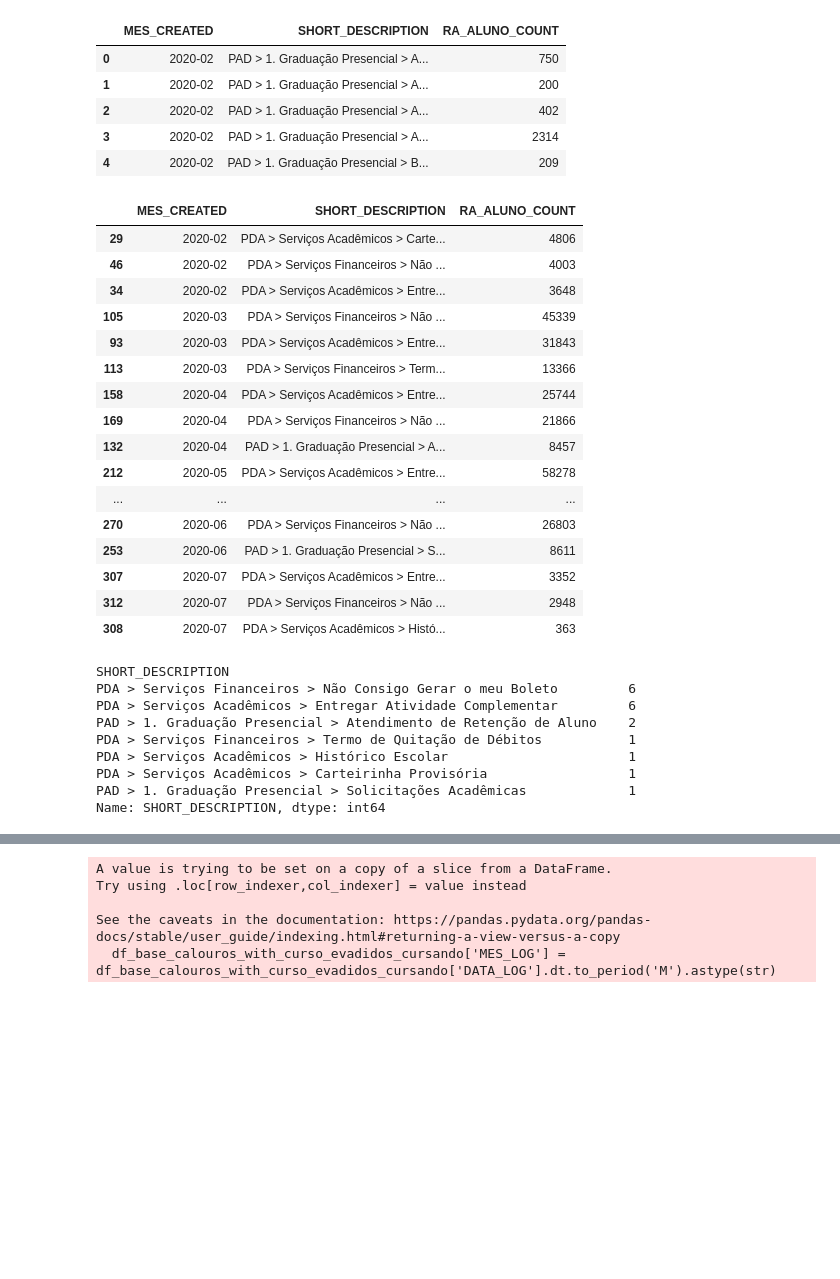
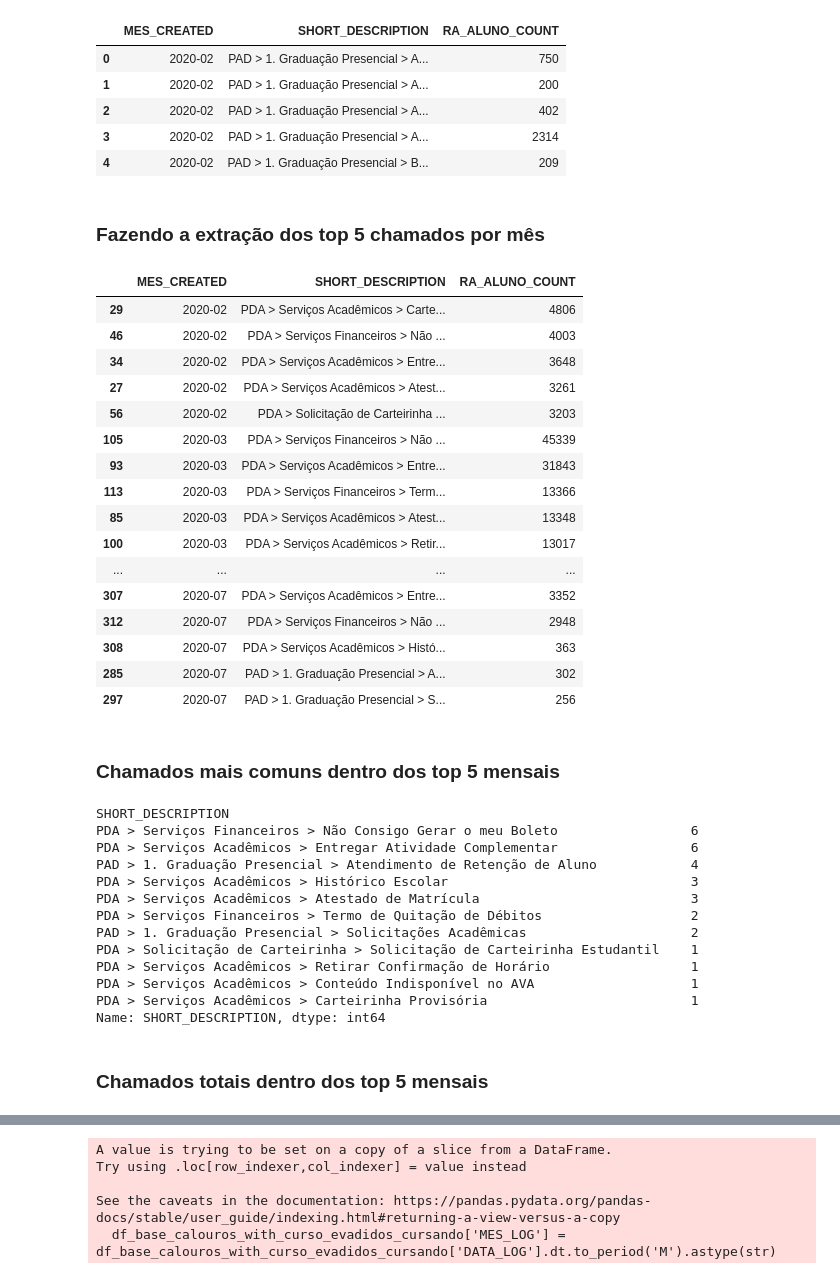
Before and after one commit to BrunoASNascimento/teste_kroton_covid_ds, a Jupyter notebook: kroton_covid_analysis.ipynb, the cells around one changed output, grey strips where cells are left out. Drawn from its saved outputs; the diff is of its cells as text; code cells hidden in the pictures; blank space fills up the shorter version.

```diff
--- a/kroton_covid_analysis.ipynb
+++ b/kroton_covid_analysis.ipynb
@@ -422,42 +422,54 @@ df_base_chamado_total_mensal.head()
 | 2 | 2020-02 | PAD > 1. Graduação Presencial > A... | 402 |
 | 3 | 2020-02 | PAD > 1. Graduação Presencial > A... | 2314 |
 | 4 | 2020-02 | PAD > 1. Graduação Presencial > B... | 209 |
+# %% [markdown]
+### Fazendo a extração dos top 5 chamados por mês
 # %%
+# DataFrame inicial
 df_base_chamado_total_mensal_maximos = pd.DataFrame()
 
 for date_filter in df_base_chamado_total_mensal['MES_CREATED'].drop_duplicates().values:
     data = None
-    data = df_base_chamado_total_mensal[df_base_chamado_total_mensal['MES_CREATED']==date_filter].sort_values(by='RA_ALUNO_COUNT',ascending=False)[:3]
+    # Filtro por data
+    data = df_base_chamado_total_mensal[df_base_chamado_total_mensal['MES_CREATED']==date_filter].sort_values(by='RA_ALUNO_COUNT',ascending=False)[:5]
     df_base_chamado_total_mensal_maximos = df_base_chamado_total_mensal_maximos.append(data)
 
 df_base_chamado_total_mensal_maximos
 # %% [output]
 |  | MES_CREATED | SHORT_DESCRIPTION | RA_ALUNO_COUNT |
 | 29 | 2020-02 | PDA > Serviços Acadêmicos > Carte... | 4806 |
 | 46 | 2020-02 | PDA > Serviços Financeiros > Não ... | 4003 |
 | 34 | 2020-02 | PDA > Serviços Acadêmicos > Entre... | 3648 |
+| 27 | 2020-02 | PDA > Serviços Acadêmicos > Atest... | 3261 |
+| 56 | 2020-02 | PDA > Solicitação de Carteirinha ... | 3203 |
 | 105 | 2020-03 | PDA > Serviços Financeiros > Não ... | 45339 |
 | 93 | 2020-03 | PDA > Serviços Acadêmicos > Entre... | 31843 |
 | 113 | 2020-03 | PDA > Serviços Financeiros > Term... | 13366 |
-| 158 | 2020-04 | PDA > Serviços Acadêmicos > Entre... | 25744 |
-| 169 | 2020-04 | PDA > Serviços Financeiros > Não ... | 21866 |
-| 132 | 2020-04 | PAD > 1. Graduação Presencial > A... | 8457 |
-| 212 | 2020-05 | PDA > Serviços Acadêmicos > Entre... | 58278 |
+| 85 | 2020-03 | PDA > Serviços Acadêmicos > Atest... | 13348 |
+| 100 | 2020-03 | PDA > Serviços Acadêmicos > Retir... | 13017 |
 | ... | ... | ... | ... |
-| 270 | 2020-06 | PDA > Serviços Financeiros > Não ... | 26803 |
-| 253 | 2020-06 | PAD > 1. Graduação Presencial > S... | 8611 |
 | 307 | 2020-07 | PDA > Serviços Acadêmicos > Entre... | 3352 |
 | 312 | 2020-07 | PDA > Serviços Financeiros > Não ... | 2948 |
 | 308 | 2020-07 | PDA > Serviços Acadêmicos > Histó... | 363 |
+| 285 | 2020-07 | PAD > 1. Graduação Presencial > A... | 302 |
+| 297 | 2020-07 | PAD > 1. Graduação Presencial > S... | 256 |
+# %% [markdown]
+### Chamados mais comuns dentro dos top 5 mensais
 # %%
 df_base_chamado_total_mensal_maximos.groupby(['SHORT_DESCRIPTION'])['SHORT_DESCRIPTION'].count().sort_values(ascending=False)
 # %% [output]
 SHORT_DESCRIPTION
-PDA > Serviços Financeiros > Não Consigo Gerar o meu Boleto         6
-PDA > Serviços Acadêmicos > Entregar Atividade Complementar         6
-PAD > 1. Graduação Presencial > Atendimento de Retenção de Aluno    2
-PDA > Serviços Financeiros > Termo de Quitação de Débitos           1
-PDA > Serviços Acadêmicos > Histórico Escolar                       1
-PDA > Serviços Acadêmicos > Carteirinha Provisória                  1
-PAD > 1. Graduação Presencial > Solicitações Acadêmicas             1
+PDA > Serviços Financeiros > Não Consigo Gerar o meu Boleto                 6
+PDA > Serviços Acadêmicos > Entregar Atividade Complementar                 6
+PAD > 1. Graduação Presencial > Atendimento de Retenção de Aluno            4
+PDA > Serviços Acadêmicos > Histórico Escolar                               3
+PDA > Serviços Acadêmicos > Atestado de Matrícula                           3
+PDA > Serviços Financeiros > Termo de Quitação de Débitos                   2
+PAD > 1. Graduação Presencial > Solicitações Acadêmicas                     2
+PDA > Solicitação de Carteirinha > Solicitação de Carteirinha Estudantil    1
+PDA > Serviços Acadêmicos > Retirar Confirmação de Horário                  1
+PDA > Serviços Acadêmicos > Conteúdo Indisponível no AVA                    1
+PDA > Serviços Acadêmicos > Carteirinha Provisória                          1
 Name: SHORT_DESCRIPTION, dtype: int64
+# %% [markdown]
+### Chamados totais dentro dos top 5 mensais
```
Also changed, not shown: parts of 1 cell of this notebook.
